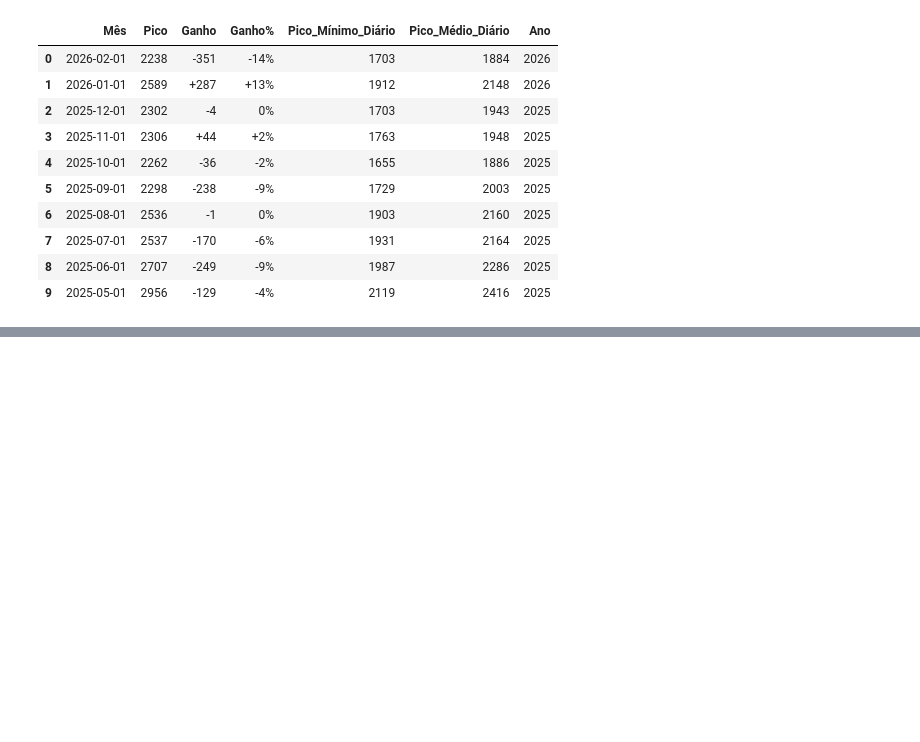
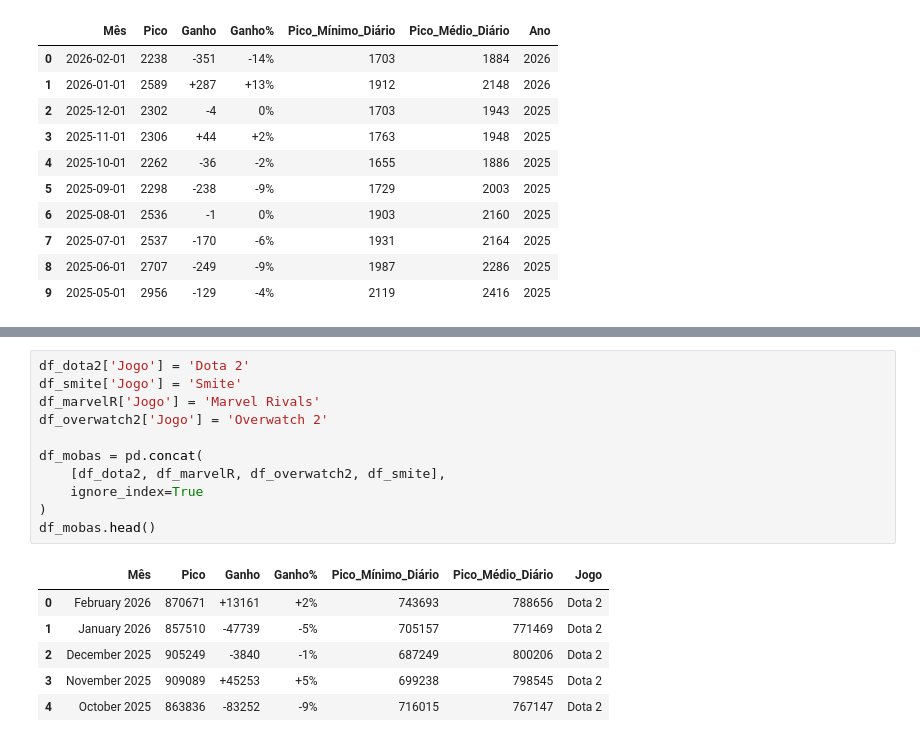
Before and after one commit to GabrielMSAlbino/Lol-esta-acabando-ponto-de-interogacao, a Jupyter notebook: lol_esta_morrendo.ipynb, the cells around one changed output, grey strips where cells are left out. Saved outputs shown, nothing was run; the diff lists cells and outputs as text; blank space fills up the shorter version.

```diff
--- a/lol_esta_morrendo.ipynb
+++ b/lol_esta_morrendo.ipynb
@@ -301,0 +330,18 @@ df_cs2.head(10)
+# %%
+df_dota2['Jogo'] = 'Dota 2'
+df_smite['Jogo'] = 'Smite'
+df_marvelR['Jogo'] = 'Marvel Rivals'
+df_overwatch2['Jogo'] = 'Overwatch 2'
+
+df_mobas = pd.concat(
+    [df_dota2, df_marvelR, df_overwatch2, df_smite],
+    ignore_index=True
+)
+df_mobas.head()
+# %% [output]
+|  | Mês | Pico | Ganho | Ganho% | Pico_Mínimo_Diário | Pico_Médio_Diário | Jogo |
+| 0 | February 2026 | 870671 | +13161 | +2% | 743693 | 788656 | Dota 2 |
+| 1 | January 2026 | 857510 | -47739 | -5% | 705157 | 771469 | Dota 2 |
+| 2 | December 2025 | 905249 | -3840 | -1% | 687249 | 800206 | Dota 2 |
+| 3 | November 2025 | 909089 | +45253 | +5% | 699238 | 798545 | Dota 2 |
+| 4 | October 2025 | 863836 | -83252 | -9% | 716015 | 767147 | Dota 2 |
```
Also changed, not shown: parts of 10 cells of this notebook, 3 other files.
